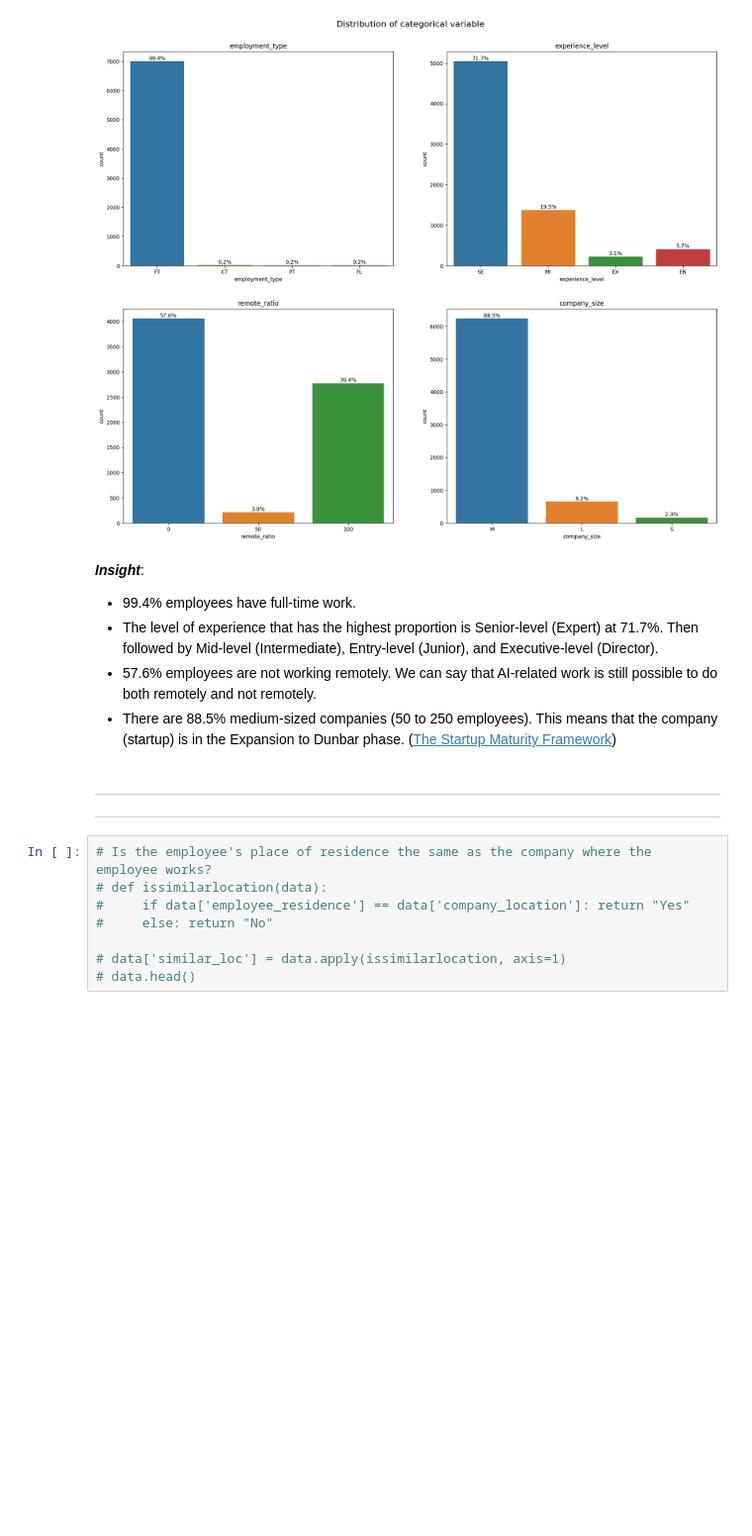
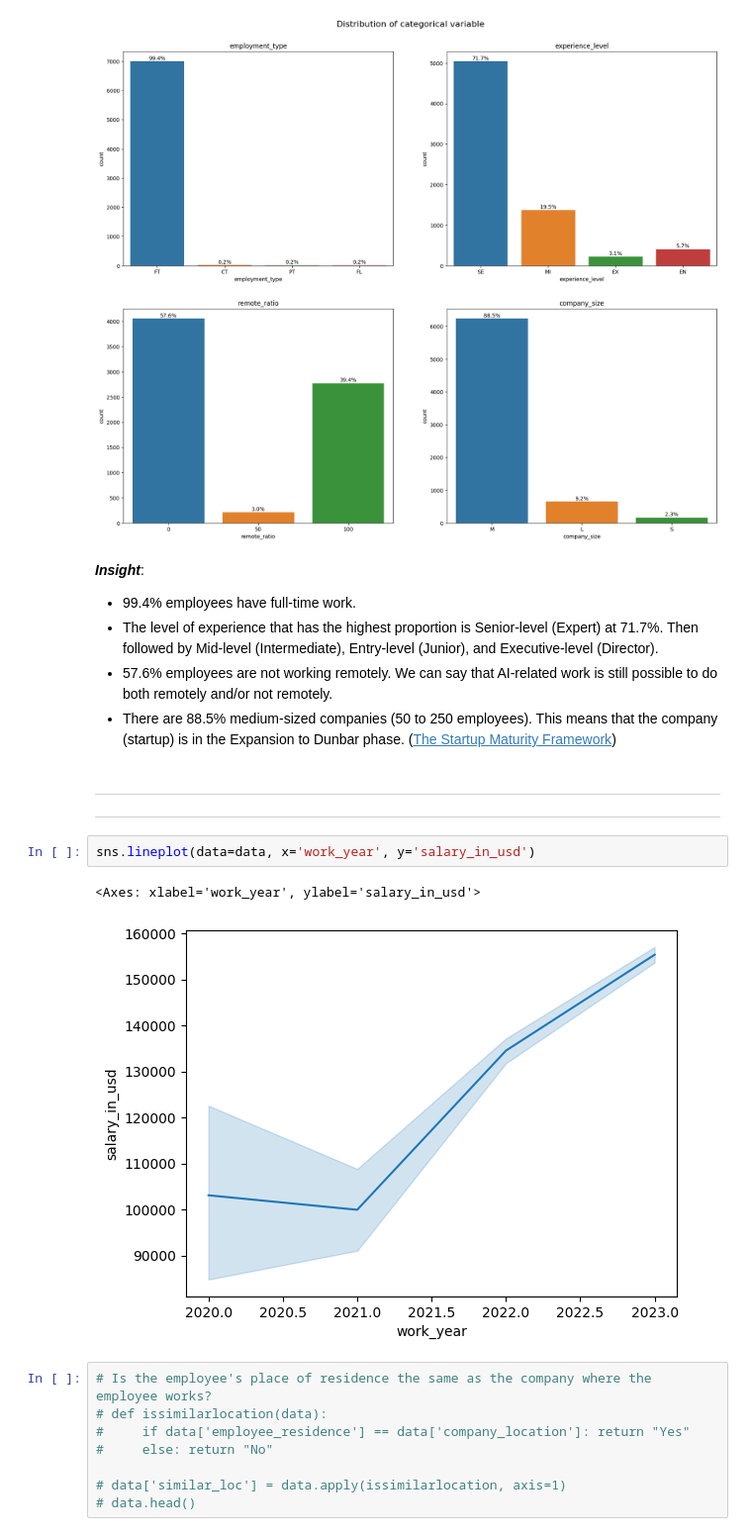
Before and after one commit to fnkhairudin/Data-Science-Salaries-Prediction, a Jupyter notebook: notebooks/1.0-data-preparation.ipynb, the cells around one changed output. Shown at 99% size. Saved outputs shown, nothing was run; the diff lists cells and outputs as text; blank space fills up the shorter version.

Commit message:
data understanding

```diff
--- a/notebooks/1.0-data-preparation.ipynb
+++ b/notebooks/1.0-data-preparation.ipynb
@@ -270,11 +269,16 @@ countplots_custom(data, ['employment_type', 'experience_level', 'remote_ratio',
 **_Insight_**:
 - 99.4% employees have full-time work.
 - The level of experience that has the highest proportion is Senior-level (Expert) at 71.7%. Then followed by Mid-level (Intermediate), Entry-level (Junior), and Executive-level (Director).
-- 57.6% employees are not working remotely. We can say that AI-related work is still possible to do both remotely and not remotely.
+- 57.6% employees are not working remotely. We can say that AI-related work is still possible to do both remotely and/or not remotely.
 - There are 88.5% medium-sized companies (50 to 250 employees). This means that the company (startup) is in the Expansion to Dunbar phase. ([The Startup Maturity Framework](https://medium.com/startup-maturity/the-startup-maturity-framework-b7ebb4b03ed0))
 # %% [markdown]
 ------
 ------
+# %%
+sns.lineplot(data=data, x='work_year', y='salary_in_usd')
+# %% [output]
+<Axes: xlabel='work_year', ylabel='salary_in_usd'>
+[figure, added]
 # %%
 # Is the employee's place of residence the same as the company where the employee works?
 # def issimilarlocation(data):
```
Also changed, not shown: parts of 2 cells of this notebook.
